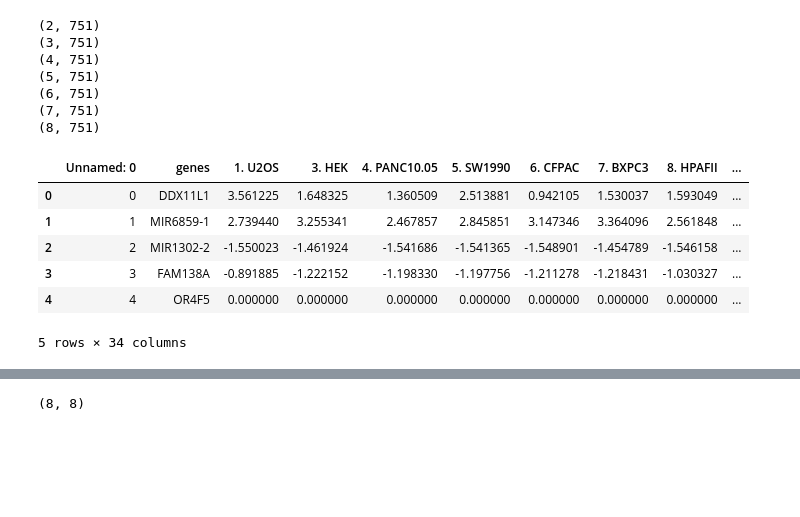
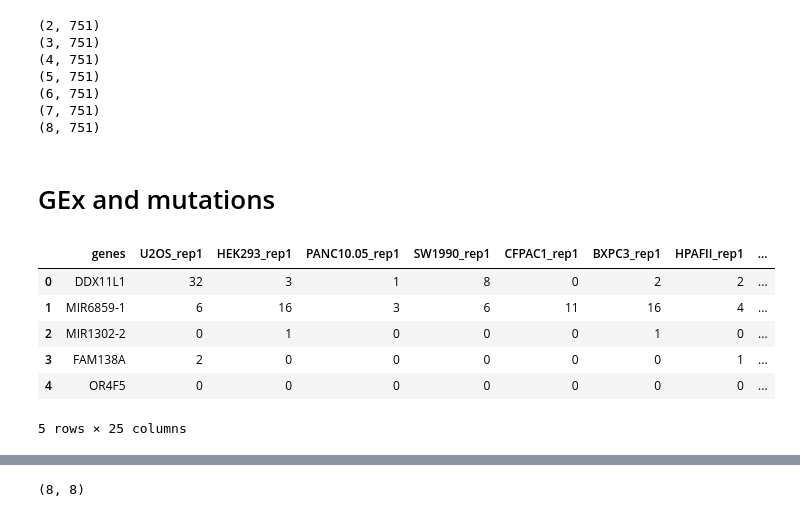
Before and after one commit to sbnb-irb/cytotoxics_design, a Jupyter notebook: paper_figures/code/supp_fig3.ipynb, the cells around one changed output, grey strips where cells are left out. Cells and saved outputs as stored; diff of their text form; code cells hidden in the pictures; blank space fills up the shorter version.

```diff
--- a/paper_figures/code/supp_fig3.ipynb
+++ b/paper_figures/code/supp_fig3.ipynb
@@ -70,16 +61,18 @@ for cll in int_clls[1:]:
 (6, 751)
 (7, 751)
 (8, 751)
+# %% [markdown]
+# GEx and mutations
 # %%
 gex = pd.read_excel(
-    "/aloy/home/grojas/tesis/cell_line_specific_NCEs/Marta_collab/GEx/GEx_data/log_count_processed_names_mean_expression.xlsx"
+    "../../RNAseq/raw_transcript_count.xlsx", sheet_name="raw counts"
 )
 gex.head()
 # %% [output]
-|  | Unnamed: 0 | genes | 1. U2OS | 3. HEK | 4. PANC10.05 | 5. SW1990 | 6. CFPAC | 7. BXPC3 | 8. HPAFII | ... |
-| 0 | 0 | DDX11L1 | 3.561225 | 1.648325 | 1.360509 | 2.513881 | 0.942105 | 1.530037 | 1.593049 | ... |
-| 1 | 1 | MIR6859-1 | 2.739440 | 3.255341 | 2.467857 | 2.845851 | 3.147346 | 3.364096 | 2.561848 | ... |
-| 2 | 2 | MIR1302-2 | -1.550023 | -1.461924 | -1.541686 | -1.541365 | -1.548901 | -1.454789 | -1.546158 | ... |
-| 3 | 3 | FAM138A | -0.891885 | -1.222152 | -1.198330 | -1.197756 | -1.211278 | -1.218431 | -1.030327 | ... |
-| 4 | 4 | OR4F5 | 0.000000 | 0.000000 | 0.000000 | 0.000000 | 0.000000 | 0.000000 | 0.000000 | ... |
+|  | genes | U2OS_rep1 | HEK293_rep1 | PANC10.05_rep1 | SW1990_rep1 | CFPAC1_rep1 | BXPC3_rep1 | HPAFII_rep1 | ... |
+| 0 | DDX11L1 | 32 | 3 | 1 | 8 | 0 | 2 | 2 | ... |
+| 1 | MIR6859-1 | 6 | 16 | 3 | 6 | 11 | 16 | 4 | ... |
+| 2 | MIR1302-2 | 0 | 1 | 0 | 0 | 0 | 1 | 0 | ... |
+| 3 | FAM138A | 2 | 0 | 0 | 0 | 0 | 0 | 1 | ... |
+| 4 | OR4F5 | 0 | 0 | 0 | 0 | 0 | 0 | 0 | ... |
-5 rows × 34 columns
+5 rows × 25 columns
```
Also changed, not shown: parts of 28 cells of this notebook, 34 other files.
